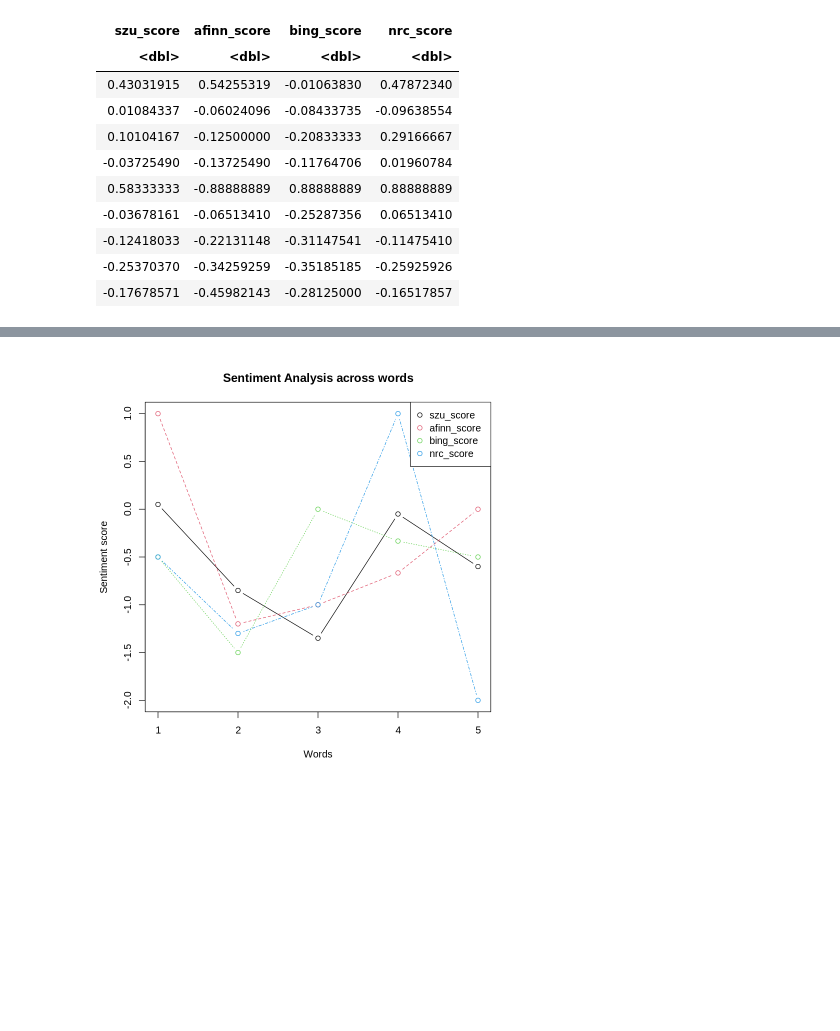
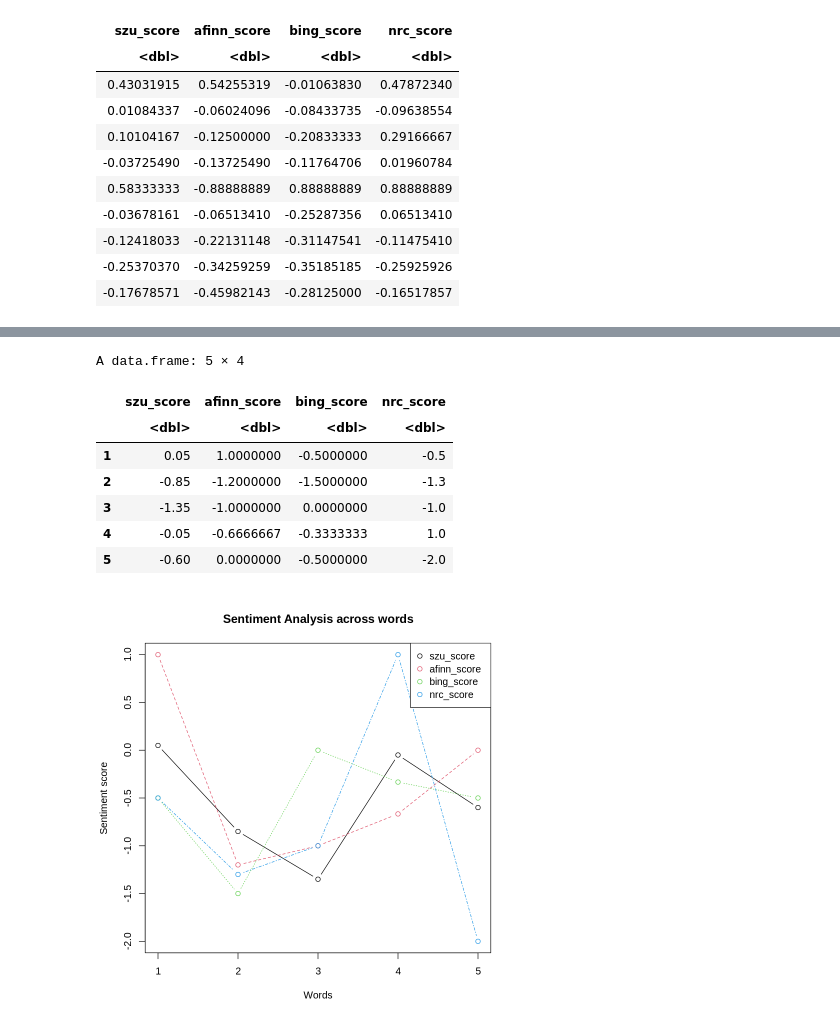
Before and after one commit to GuptaNavdeep1983/CS688, a Jupyter notebook: Question3-SentiAnalysis.ipynb, the cells around one changed output, grey strips where cells are left out. Drawn from its saved outputs; the diff is of its cells as text; code cells hidden in the pictures; blank space fills up the shorter version.

```diff
--- a/Question3-SentiAnalysis.ipynb
+++ b/Question3-SentiAnalysis.ipynb
@@ -95,2 +99,13 @@ all_words <- all_words %>% drop_na()
+# %%
+all_words
+# %% [output]
+A data.frame: 5 × 4
+|  | szu_score | afinn_score | bing_score | nrc_score |
+|  | <dbl> | <dbl> | <dbl> | <dbl> |
+| 1 | 0.05 | 1.0000000 | -0.5000000 | -0.5 |
+| 2 | -0.85 | -1.2000000 | -1.5000000 | -1.3 |
+| 3 | -1.35 | -1.0000000 | 0.0000000 | -1.0 |
+| 4 | -0.05 | -0.6666667 | -0.3333333 | 1.0 |
+| 5 | -0.60 | 0.0000000 | -0.5000000 | -2.0 |
 # %%
  matplot(all_words, type = c("b"),pch=1,col = 1:4, xlab='Words',ylab = 'Sentiment score', main = "Sentiment Analysis across words") #plot
```
Also changed, not shown: parts of 4 cells of this notebook.
